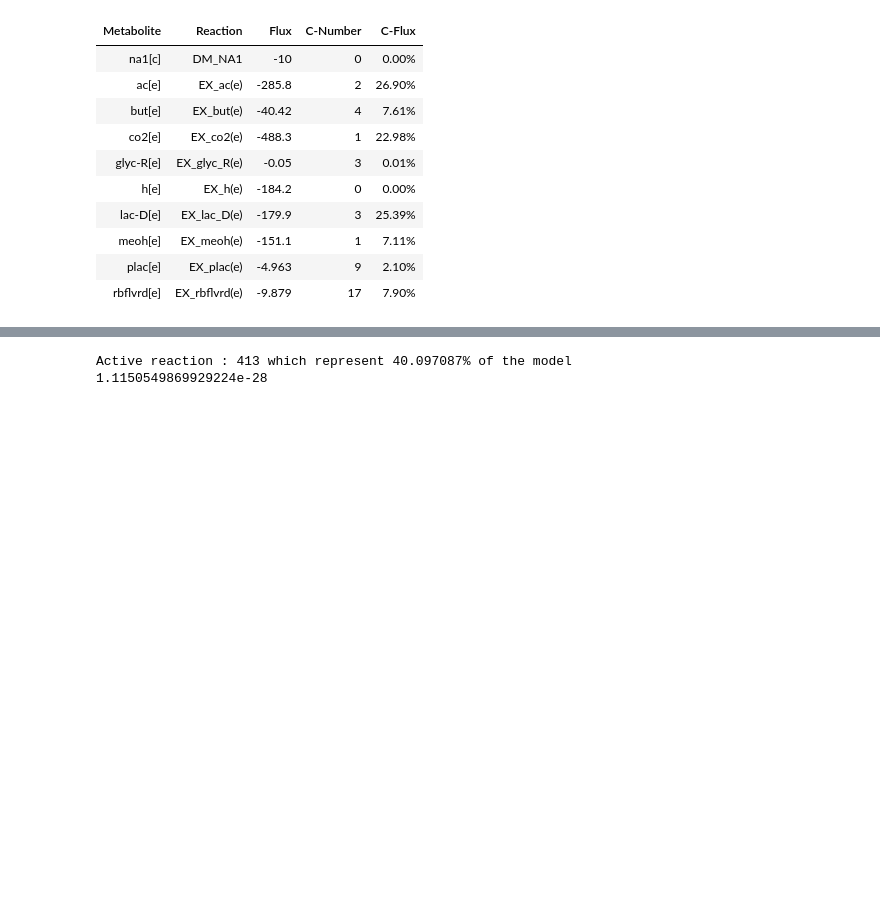
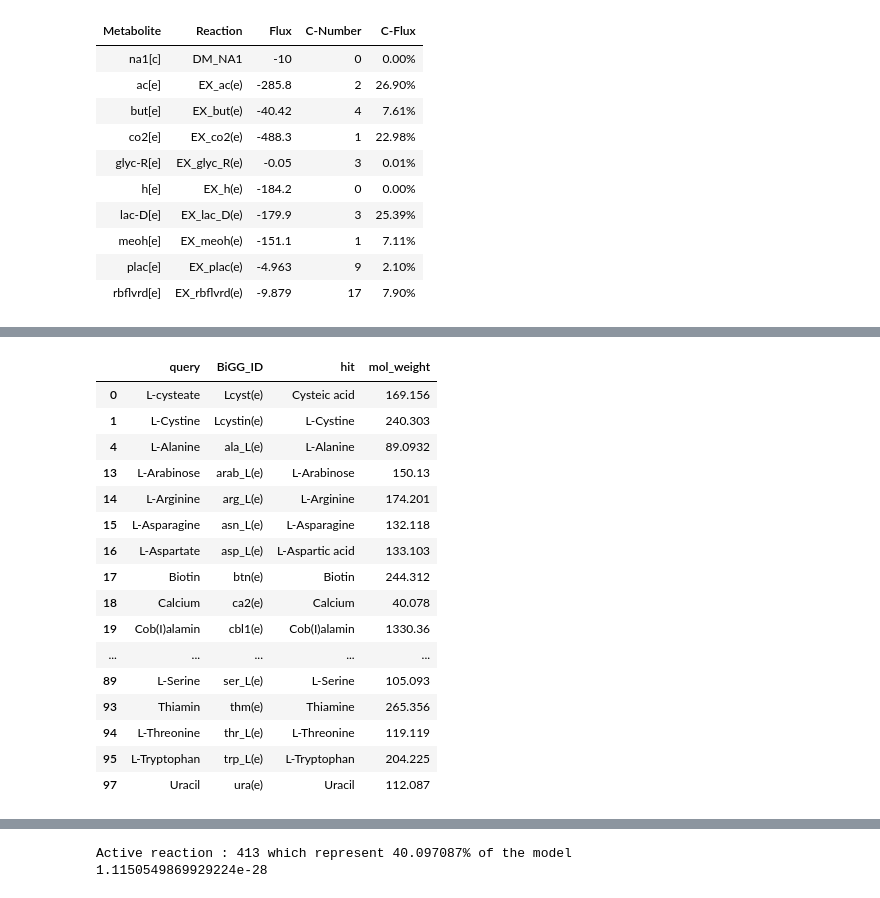
Before and after one commit to PrabJ/Flux_Balance_F_Prausnitzii, a Jupyter notebook: Metabolic_flux.ipynb, the cells around one changed output, grey strips where cells are left out. Drawn from its saved outputs; the diff is of its cells as text; code cells hidden in the pictures; blank space fills up the shorter version.

```diff
--- a/Metabolic_flux.ipynb
+++ b/Metabolic_flux.ipynb
@@ -772,0 +806,27 @@ weights.head()
+# %%
+
+weights_mmcb.loc[weights_mmcb['query'] == 'Cu2', 'mol_weight'] = 79.545
+weights_mmcb.loc[weights_mmcb['query'] == 'Fe2', 'mol_weight'] = 55.84
+weights_mmcb.loc[weights_mmcb['query'] == 'Fe3', 'mol_weight'] = 55.84
+weights_mmcb.loc[weights_mmcb['query'] == 'Guanine', 'mol_weight'] = 151.13
+weights_mmcb.loc[weights_mmcb['query'] == 'Mg', 'mol_weight'] = 24.305
+weights_mmcb.loc[weights_mmcb['query'] == 'Reduced riboflavin', 'mol_weight'] = 376.4
+weights_mmcb
+# %% [output]
+|  | query | BiGG_ID | hit | mol_weight |
+| 0 | L-cysteate | Lcyst(e) | Cysteic acid | 169.156 |
+| 1 | L-Cystine | Lcystin(e) | L-Cystine | 240.303 |
+| 4 | L-Alanine | ala_L(e) | L-Alanine | 89.0932 |
+| 13 | L-Arabinose | arab_L(e) | L-Arabinose | 150.13 |
+| 14 | L-Arginine | arg_L(e) | L-Arginine | 174.201 |
+| 15 | L-Asparagine | asn_L(e) | L-Asparagine | 132.118 |
+| 16 | L-Aspartate | asp_L(e) | L-Aspartic acid | 133.103 |
+| 17 | Biotin | btn(e) | Biotin | 244.312 |
+| 18 | Calcium | ca2(e) | Calcium | 40.078 |
+| 19 | Cob(I)alamin | cbl1(e) | Cob(I)alamin | 1330.36 |
+| ... | ... | ... | ... | ... |
+| 89 | L-Serine | ser_L(e) | L-Serine | 105.093 |
+| 93 | Thiamin | thm(e) | Thiamine | 265.356 |
+| 94 | L-Threonine | thr_L(e) | L-Threonine | 119.119 |
+| 95 | L-Tryptophan | trp_L(e) | L-Tryptophan | 204.225 |
+| 97 | Uracil | ura(e) | Uracil | 112.087 |
```
Also changed, not shown: parts of 9 cells of this notebook.
